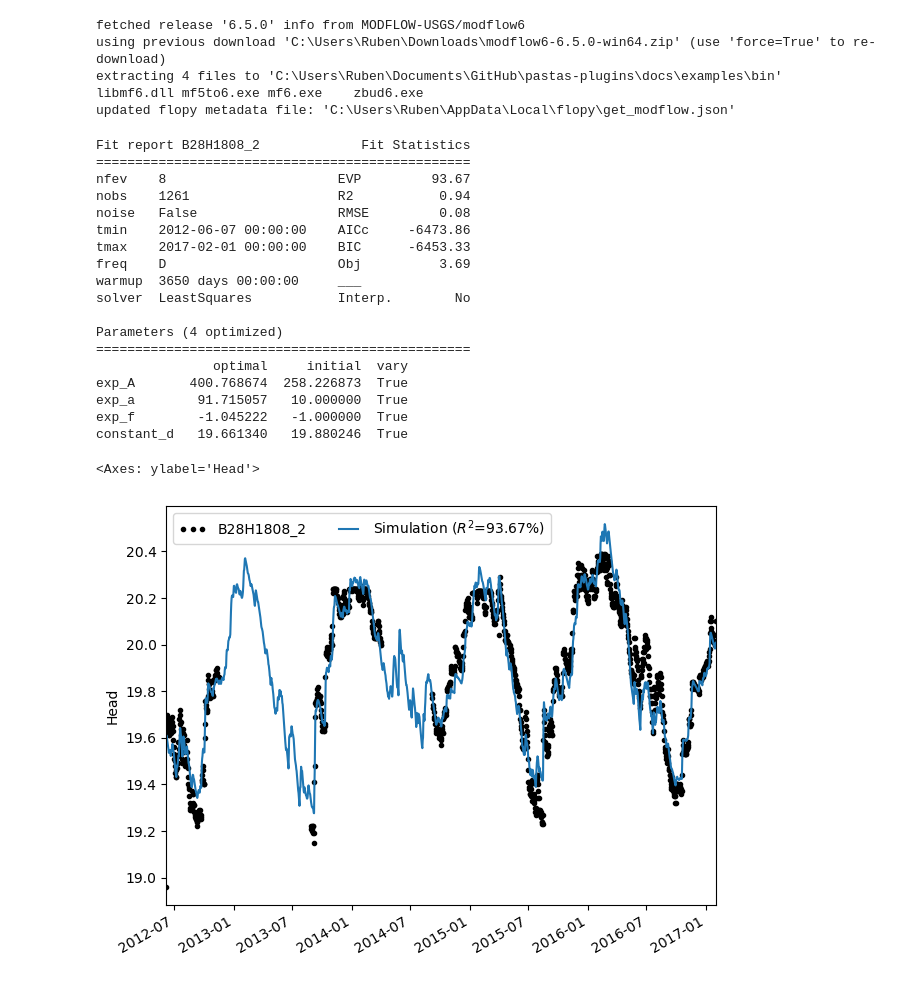
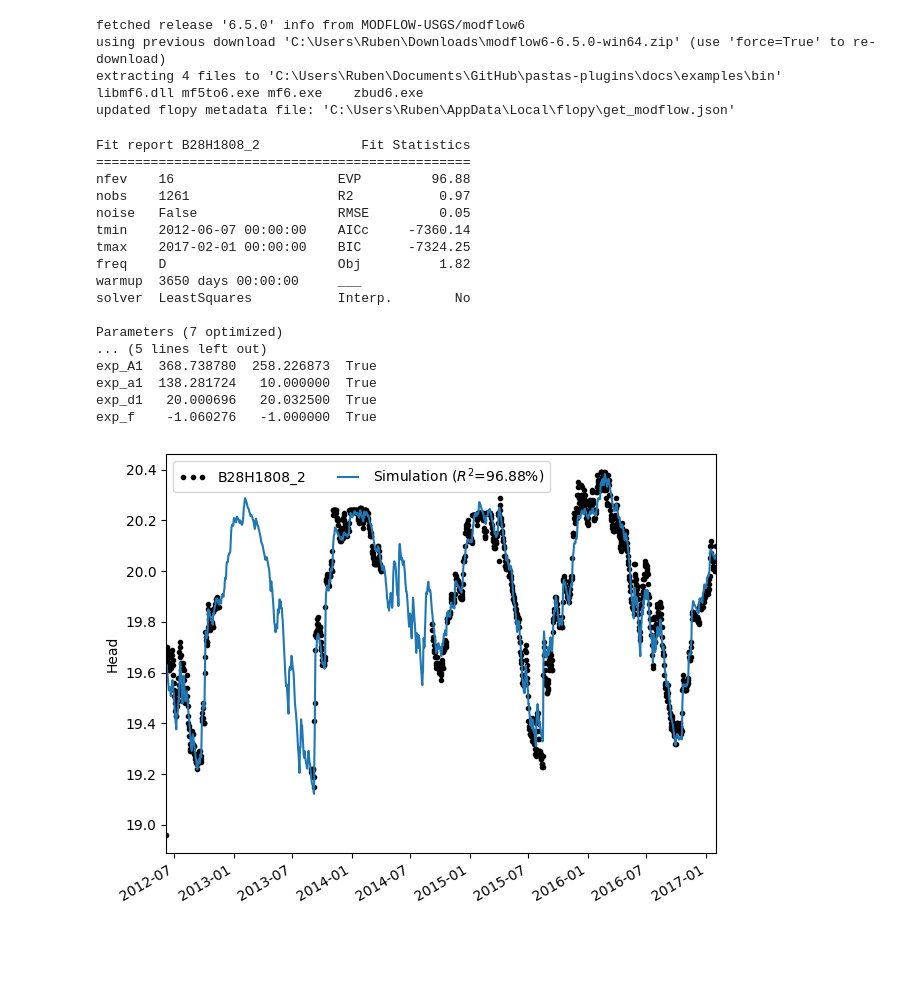
Before and after one commit to pastas/pastas-plugins, a Jupyter notebook: docs/examples/modflow_drn.ipynb, the cells around one changed output. Cells and saved outputs as stored; diff of their text form; code cells hidden in the pictures; blank space fills up the shorter version.

Commit message:
Improve ModflowDrn and add ModflowTarso

```diff
--- a/docs/examples/modflow_drn.ipynb
+++ b/docs/examples/modflow_drn.ipynb
@@ -11,17 +11,12 @@ import pastas_plugins.modflow as ppmf
 
 from pastas.timer import SolveTimer
 
-ps.set_log_level("ERROR")
-
 bindir = "bin"
-mf6_exe = os.path.join(bindir, "mf6")
+mf6_exe = os.path.join(bindir, "mf6.exe")
 if not os.path.isfile(mf6_exe):
     if not os.path.isdir(bindir):
         os.makedirs(bindir)
     flopy.utils.get_modflow("bin", repo="modflow6")
-
-%load_ext autoreload
-%autoreload 2
 # %% [output]
 DeprecationWarning: As of Pastas 1.5, no noisemodel is added to the pastas Model class by default anymore. To solve your model using a noisemodel, you have to explicitly add a noisemodel to your model ...
 fetched release '6.5.0' info from MODFLOW-USGS/modflow6
@@ -35,30 +30,28 @@ head = df["B28H1808_2"].dropna()
 prec = df["Precipitation"]
 evap = df["Evaporation"]
 # %%
-mlexp = ps.Model(head)
+mlexp = ps.Model(head, constant=False)
 mlexp.add_stressmodel(
-    ps.RechargeModel(prec=prec, evap=evap, rfunc=ps.Exponential(), name="exp")
+    ps.TarsoModel(prec=prec, evap=evap, rfunc=ps.Exponential(), name="exp", oseries=head)
 )
 mlexp.solve()
-mlexp.plot()
+mlexp.plot();
 # %% [output]
 Fit report B28H1808_2             Fit Statistics
 ================================================
-nfev    8                      EVP         93.67
-nobs    1261                   R2           0.94
-noise   False                  RMSE         0.08
-tmin    2012-06-07 00:00:00    AICc     -6473.86
-tmax    2017-02-01 00:00:00    BIC      -6453.33
-freq    D                      Obj          3.69
+nfev    16                     EVP         96.88
+nobs    1261                   R2           0.97
+noise   False                  RMSE         0.05
+tmin    2012-06-07 00:00:00    AICc     -7360.14
+tmax    2017-02-01 00:00:00    BIC      -7324.25
+freq    D                      Obj          1.82
 warmup  3650 days 00:00:00     ___
 solver  LeastSquares           Interp.        No
 
-Parameters (4 optimized)
-================================================
-               optimal     initial  vary
-exp_A       400.768674  258.226873  True
-exp_a        91.715057   10.000000  True
-exp_f        -1.045222   -1.000000  True
-constant_d   19.661340   19.880246  True
+Parameters (7 optimized)
+... (5 lines left out)
+exp_A1  368.738780  258.226873  True
+exp_a1  138.281724   10.000000  True
+exp_d1   20.000696   20.032500  True
+exp_f    -1.060276   -1.000000  True
-<Axes: ylabel='Head'>
-[figure, old version]
+[figure, new version]
```
Also changed, not shown: parts of 4 cells of this notebook, 2 other files.
